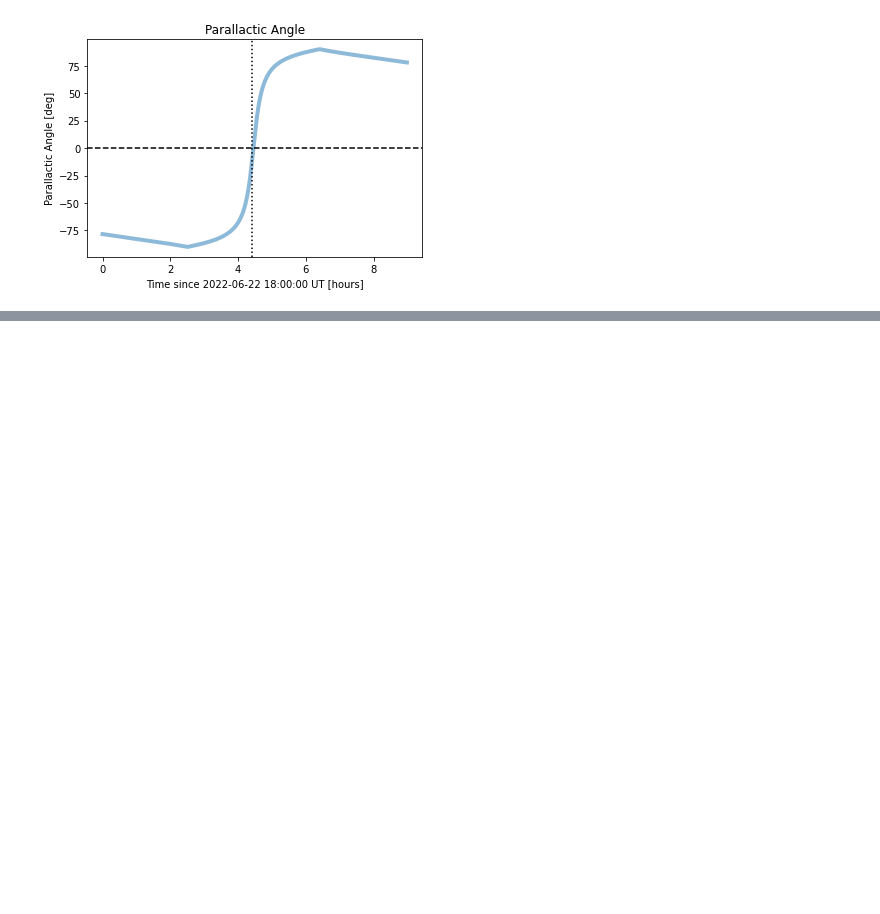
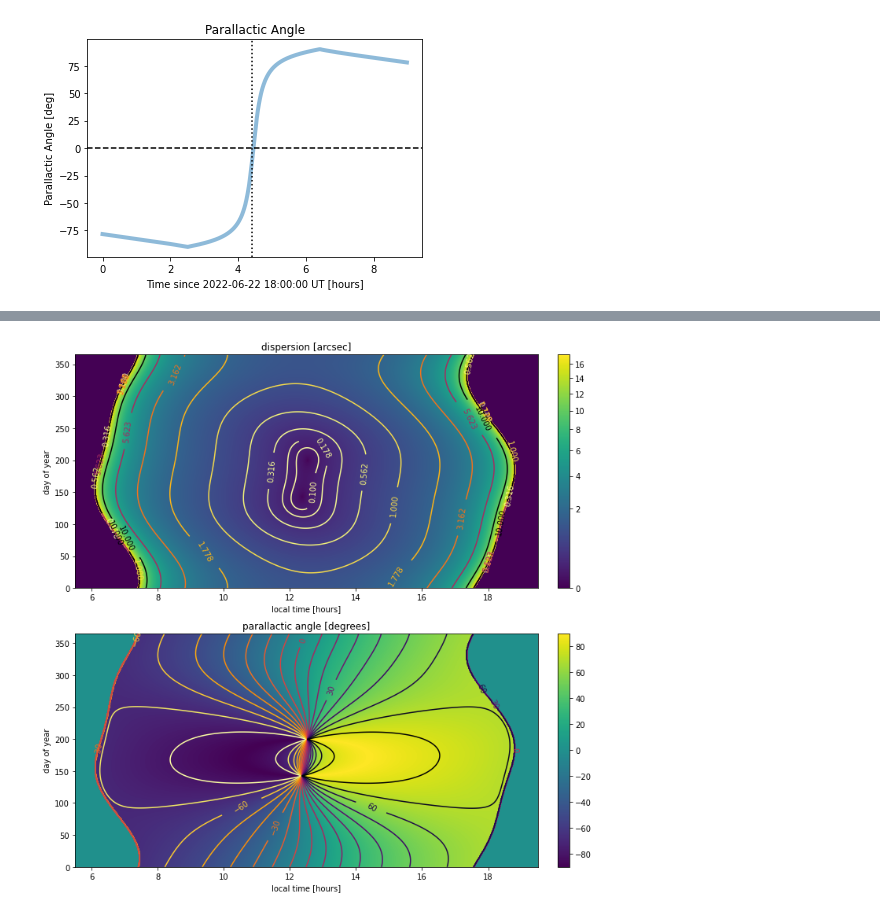
Before and after one commit to ryanhofmann/atm-dispersion, a Jupyter notebook: Dispersion_examples.ipynb, the cells around one changed output, grey strips where cells are left out. Saved outputs shown, nothing was run; the diff lists cells and outputs as text; code cells hidden in the pictures; blank space fills up the shorter version.

```diff
--- a/Dispersion_examples.ipynb
+++ b/Dispersion_examples.ipynb
@@ -205,0 +296,18 @@ noon_values = (dispersion_relative[noon_idx], parallactic_angle[noon_idx])
+# %%
+# Let's see how the dispersion changes over the entire year of 2022.
+times = Time("2022-01-01 10:00:00", scale='utc') + np.arange(1440*365)*u.min
+times.format = 'jd'
+
+# We'll look at the dispersion between the Ca II H and Ca II 8542 Å lines.
+wavelengths = np.array([396.8, 854.2]) * u.nm
+
+# Warning: this one takes a while, as astropy uses more precise algorithms than IDL.
+# Also because 1440*365 is a really big number.
+refraction, times, coords = adm.atmospheric_refraction(wavelengths,
+                                                       times,
+                                                       air_pressure=atm_conditions['pressure'],
+                                                       air_temp=atm_conditions['temp'],
+                                                       humidity=atm_conditions['humidity'],
+                                                       co2_conc=atm_conditions['co2_conc'],
+                                                       observer_location=observing_loc,
+                                                       verbose=0)
@@ -205,0 +316,38 @@ noon_values = (dispersion_relative[noon_idx], parallactic_angle[noon_idx])
+# %%
+# Reshape the data into a 2-D array so we can plot it as images.
+dispersion = -np.diff(refraction['refraction_mag (arcsec)'], axis=1).reshape((365, 1440))
+par_ang = refraction['parallactic_angle (degrees)'].reshape((365, 1440))
+
+# Mask out times where the sun is below 4 degrees.
+mask = np.where(coords['altitude (degrees)']>4, 1, 0).reshape((365, 1440))
+
+# Okay, let's plot the data!
+fig,ax = plt.subplots(2, 1, figsize=(10, 10))
+im_disp = ax[0].imshow(dispersion*mask, aspect='auto', origin='lower',
+                       extent=[0, 24, 0, 365], norm=PowerNorm(0.5))
+plt.colorbar(im_disp, ax=ax[0], fraction=0.046, pad=0.04)
+# We'll add some contours to highlight how the dispersion changes.
+cont_disp = ax[0].contour(dispersion*mask, levels=10**(np.arange(9)*0.25 - 1),
+                        extent=[0, 24, 0, 365], cmap='inferno_r')
+ax[0].clabel(cont_disp, cont_disp.levels, inline=True)
+ax[0].set_xlim(5.5, 19.5)
+ax[0].set_xlabel('local time [hours]')
+ax[0].set_ylabel('day of year')
+ax[0].set_title('dispersion [arcsec]')
+
+im_parang = ax[1].imshow(par_ang*mask, aspect='auto', origin='lower', extent=[0, 24, 0, 365])
+plt.colorbar(im_parang, ax=ax[1], fraction=0.046, pad=0.04)
+# Some contours for the parallactic angle.
+# Note the two points where the contours intersect; these are the days on which
+# the sun passes directly overhead at Haleakalā, known locally as "Lahaina Noon."
+cont_parang = ax[1].contour(par_ang*mask, levels=np.arange(17)*10 - 80,
+                        extent=[0, 24, 0, 365], cmap='inferno_r')
+ax[1].clabel(cont_parang, cont_parang.levels[2::3], inline=True)
+ax[1].set_xlim(5.5, 19.5)
+ax[1].set_xlabel('local time [hours]')
+ax[1].set_ylabel('day of year')
+ax[1].set_title('parallactic angle [degrees]')
+
+plt.tight_layout()
+# %% [output]
+[figure, added]
```
Also changed, not shown: parts of 7 cells of this notebook, 1 other file.
